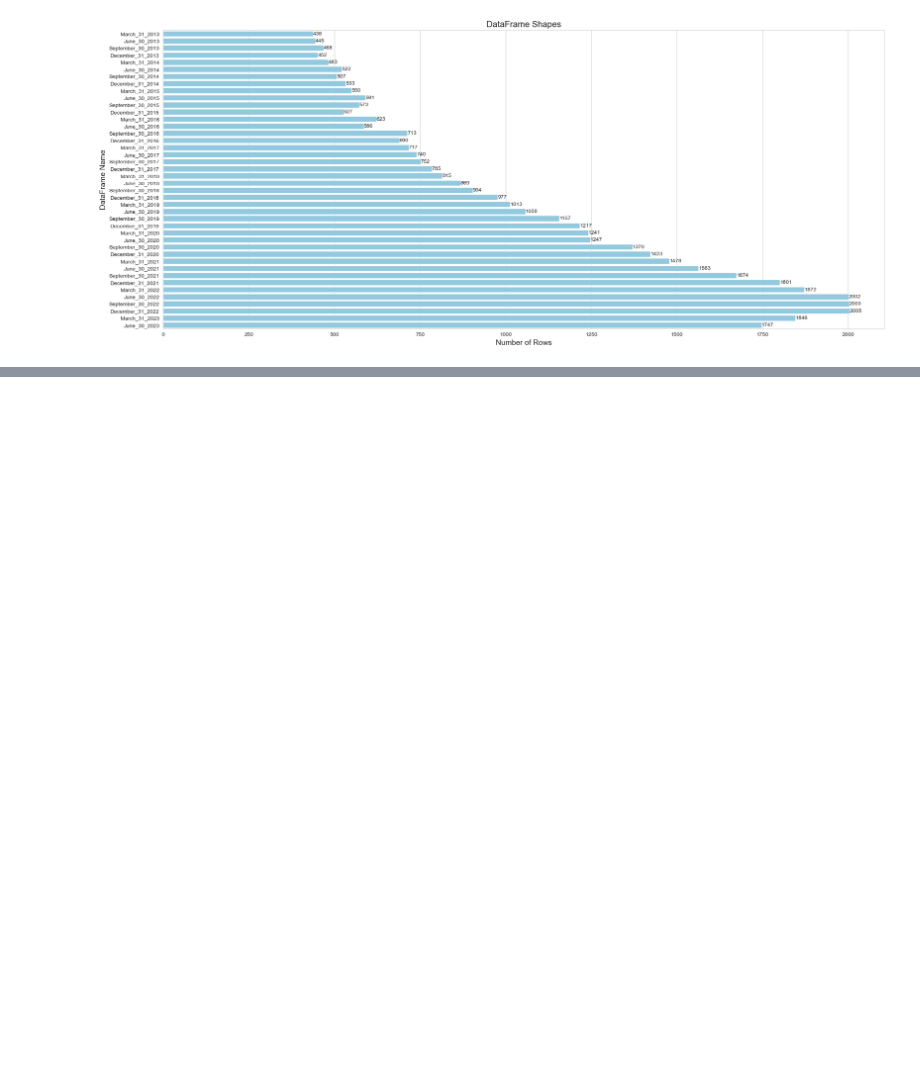
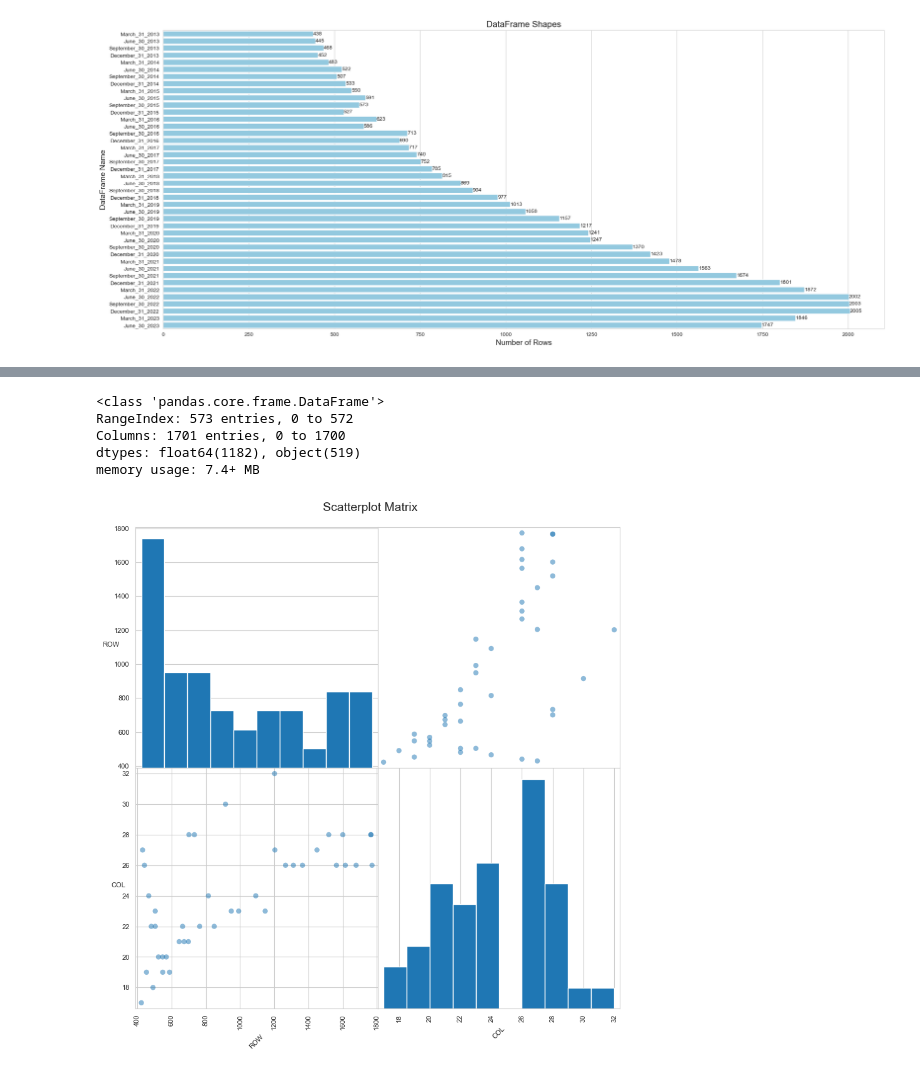
Before and after one commit to fuadh246/BDC_RA, a Jupyter notebook: GBDC/Code/Analyze_excel_file.ipynb, the cells around one changed output, grey strips where cells are left out. Drawn from its saved outputs; the diff is of its cells as text; code cells hidden in the pictures; blank space fills up the shorter version.

```diff
--- a/GBDC/Code/Analyze_excel_file.ipynb
+++ b/GBDC/Code/Analyze_excel_file.ipynb
@@ -170,0 +118,8 @@ for _ in range(len(process_table.columns)):
+# %%
+process_tables = {}
+process_tables_shape = []
+for dataframe in dataframes:
+    print(dataframe)
+    process_tables[dataframe] = process_table_fun(
+        dataframes[dataframe], process_tables_shape)
+    print('\n')
@@ -170,0 +148,8 @@ for _ in range(len(process_table.columns)):
+# %%
+df.info()
+# %% [output]
+<class 'pandas.core.frame.DataFrame'>
+RangeIndex: 573 entries, 0 to 572
+Columns: 1701 entries, 0 to 1700
+dtypes: float64(1182), object(519)
+memory usage: 7.4+ MB
@@ -170,0 +163,15 @@ for _ in range(len(process_table.columns)):
+# %%
+data = pd.DataFrame(process_tables_shape, columns=["ROW", "COL"])
+scatter_matrix = pd.plotting.scatter_matrix(
+    data, alpha=0.5, figsize=(10, 10), diagonal='hist', marker='o')
+
+# Add labels to the subplots
+for ax in scatter_matrix.ravel():
+    ax.set_xlabel(ax.get_xlabel(), fontsize=8, rotation=45)
+    ax.set_ylabel(ax.get_ylabel(), fontsize=8, rotation=0)
+
+plt.suptitle('Scatterplot Matrix', y=0.92, fontsize=14)
+
+plt.show()
+# %% [output]
+[figure, added]
```
Also changed, not shown: parts of 8 cells of this notebook, 4 other files.
